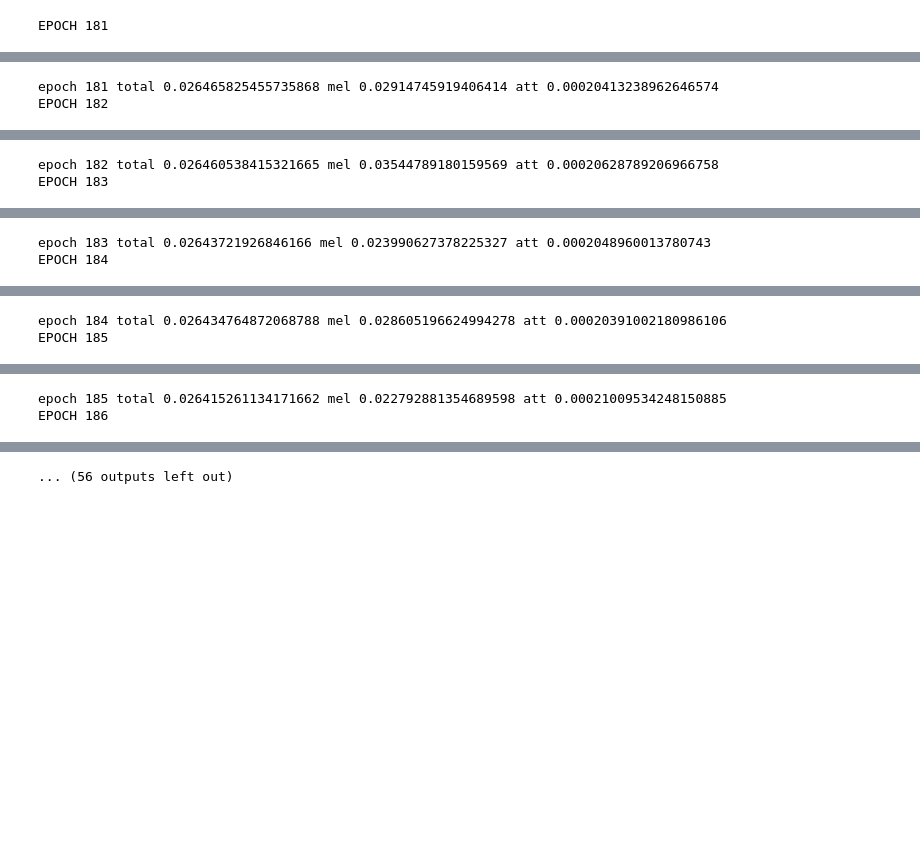
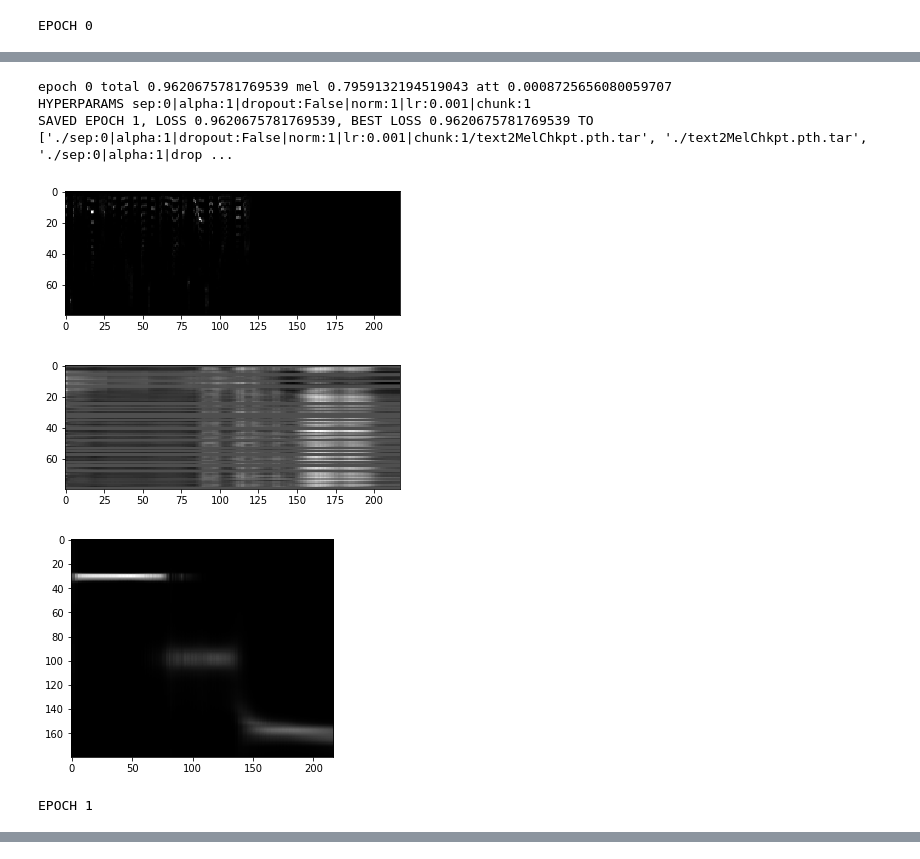
Before and after one commit to aduriseti/ETTTS_pytorch, a Jupyter notebook: dcttsTrain.ipynb, the cells around one changed output, grey strips where cells are left out. Drawn from its saved outputs; the diff is of its cells as text; code cells hidden in the pictures; blank space fills up the shorter version.

```diff
--- a/dcttsTrain.ipynb
+++ b/dcttsTrain.ipynb
@@ -145,7 +121,7 @@ plt.plot(lossHist[50:])
 # %%
 startEpoch = len(lossHist)
 train = 1
-for epoch in range(startEpoch,startEpoch+121*train):
+for epoch in range(startEpoch,startEpoch+11*train):
     print("EPOCH",epoch)
     epochLoss = []
     for step,(batchL,batchS,_) in tqdm.tqdm_notebook(enumerate(text2MelLoader)):
@@ -154,40 +130,43 @@ for epoch in range(startEpoch,startEpoch+121*train):
         bL = ch.autograd.Variable(batchL)
         bS = ch.autograd.Variable(batchS)
         Shat,A = text2Mel(bL,bS)
-        melloss = MelFun(Shat[:,:,:-1],bS[:,:,1:])
+        melloss = MelFun(Shat[:,:,:-params.chunk],bS[:,:,params.chunk:])
         attloss = GAttFun(A)
         loss = melloss + attloss
         epochLoss.append(loss.data.item())
         text2MelOpt.zero_grad()
         loss.backward()
         text2MelOpt.step()
 #         if step > 10: break
     lossHist.append(np.mean(epochLoss))
     print('epoch',epoch,'total',lossHist[-1],
       'mel',melloss.data.item(),'att',attloss.data.item())
-    if epoch % 5 == 0:
+    if epoch % 1 == 0:
         bestLoss = min(lossHist[-1],bestLoss)
         state = {
             'epoch': epoch + 1,
             'archparams': {'sep': params.sep, 'alpha': params.alpha},
             'modelState': text2Mel.state_dict(),
             'lossHist': lossHist,
             'bestLoss': bestLoss,
             'optimizerState': text2MelOpt.state_dict()
         }
-        saveChkpt(state,model='text2Mel')
+        utils.saveChkpt(state,model='text2Mel')
         plt.imshow(bS[0].cpu().detach().numpy(),cmap='gray')
         plt.show()
         plt.imshow(Shat[0].cpu().detach().numpy(),cmap='gray')
         plt.show()
         plt.imshow(A[0].cpu().detach().numpy(),cmap='gray')
         plt.show()
         if len(lossHist) > 10: plt.plot(lossHist)
 # %% [output]
-EPOCH 181
+EPOCH 0
 [interactive output not drawn]
-epoch 181 total 0.026465825455735868 mel 0.02914745919406414 att 0.00020413238962646574
-EPOCH 182
+epoch 0 total 0.9620675781769539 mel 0.7959132194519043 att 0.0008725656080059707
+HYPERPARAMS sep:0|alpha:1|dropout:False|norm:1|lr:0.001|chunk:1
+SAVED EPOCH 1, LOSS 0.9620675781769539, BEST LOSS 0.9620675781769539 TO ['./sep:0|alpha:1|dropout:False|norm:1|lr:0.001|chunk:1/text2MelChkpt.pth.tar', './text2MelChkpt.pth.tar', './sep:0|alpha:1|drop ...
+[figure, added]
+[figure, added]
+[figure, added]
+EPOCH 1
 [interactive output not drawn]
-epoch 182 total 0.026460538415321665 mel 0.03544789180159569 att 0.00020628789206966758
-EPOCH 183
@@ -195,2 +172,0 @@ EPOCH 183
-epoch 183 total 0.02643721926846166 mel 0.023990627378225327 att 0.0002048960013780743
-EPOCH 184
@@ -198,2 +172,0 @@ EPOCH 184
-epoch 184 total 0.026434764872068788 mel 0.028605196624994278 att 0.00020391002180986106
-EPOCH 185
@@ -201,2 +172,0 @@ EPOCH 185
-epoch 185 total 0.026415261134171662 mel 0.022792881354689598 att 0.00021009534248150885
-EPOCH 186
@@ -204,4 +173,3 @@ EPOCH 186
-... (56 outputs left out)
 # %%
 import datasets
 reload(datasets)
```
Also changed, not shown: parts of 23 cells of this notebook, 4 other files.
